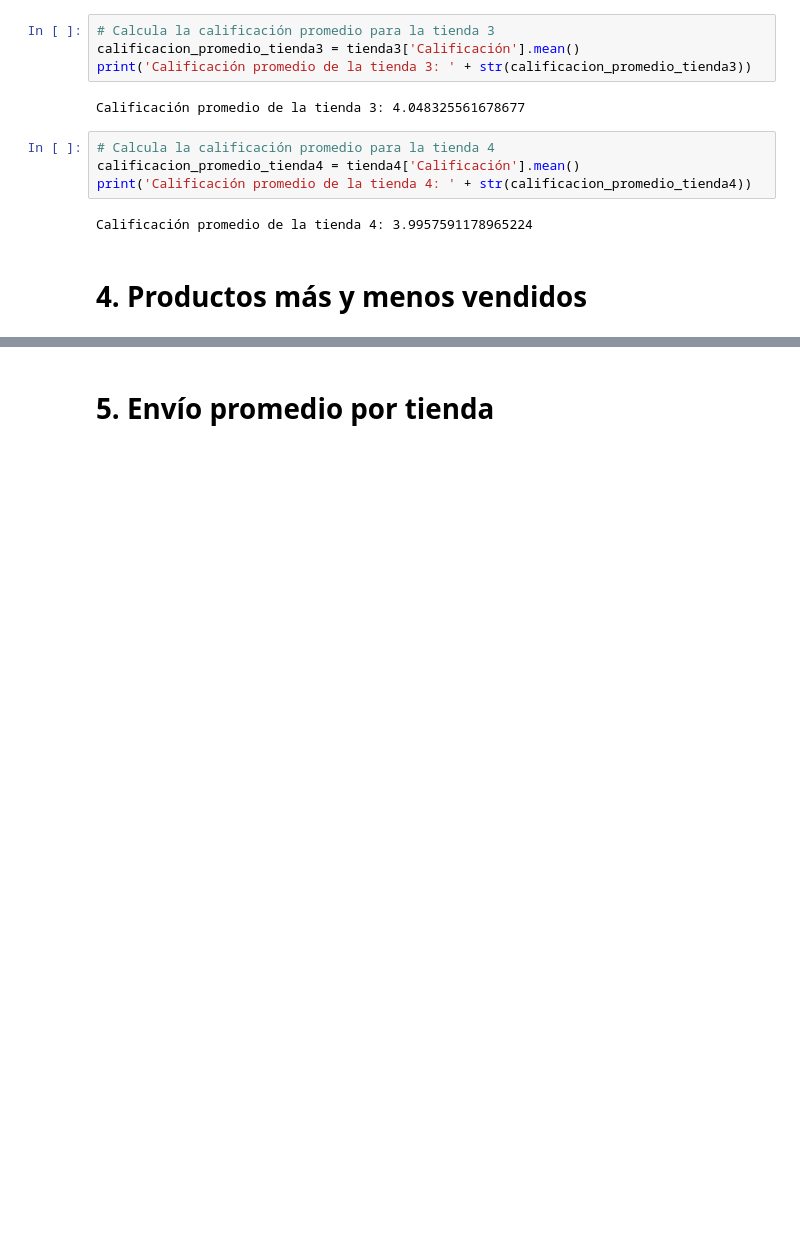
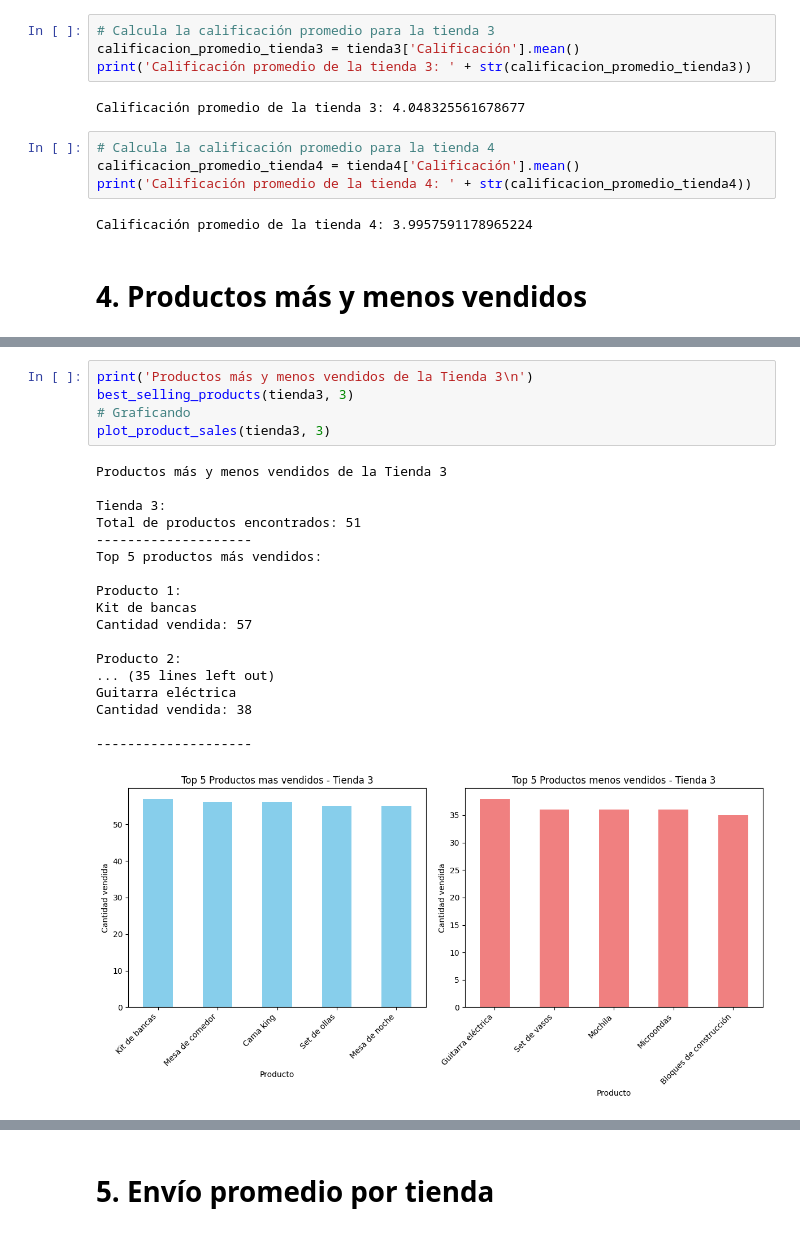
Before and after one commit to ggsgranados/Alura-Store-Latam, a Jupyter notebook: AluraStoreLatam.ipynb, the cells around one changed output, grey strips where cells are left out. Saved outputs shown, nothing was run; the diff lists cells and outputs as text; blank space fills up the shorter version.

```diff
--- a/AluraStoreLatam.ipynb
+++ b/AluraStoreLatam.ipynb
@@ -153,0 +259,24 @@ Calificación promedio de la tienda 4: 3.9957591178965224
+# %%
+print('Productos más y menos vendidos de la Tienda 3\n')
+best_selling_products(tienda3, 3)
+# Graficando
+plot_product_sales(tienda3, 3)
+# %% [output]
+Productos más y menos vendidos de la Tienda 3
+
+Tienda 3:
+Total de productos encontrados: 51
+--------------------
+Top 5 productos más vendidos:
+
+Producto 1:
+Kit de bancas
+Cantidad vendida: 57
+
+Producto 2:
+... (35 lines left out)
+Guitarra eléctrica
+Cantidad vendida: 38
+
+--------------------
+[figure, added]
```
Also changed, not shown: parts of 5 cells of this notebook.
